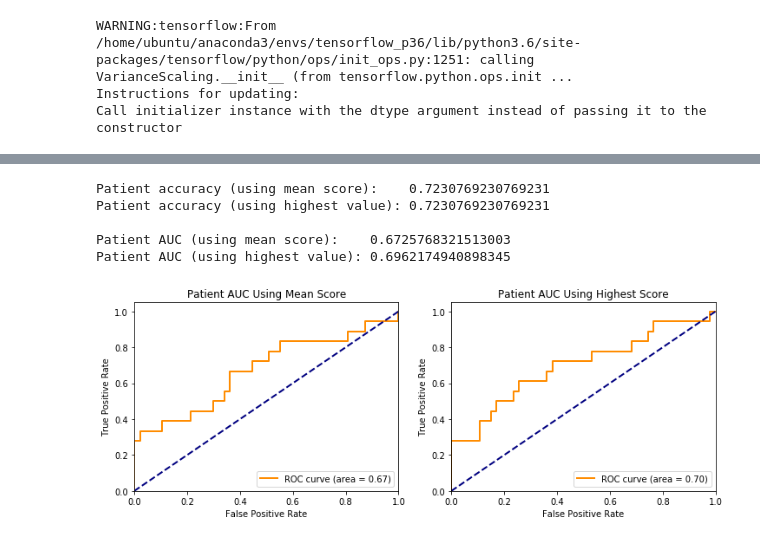
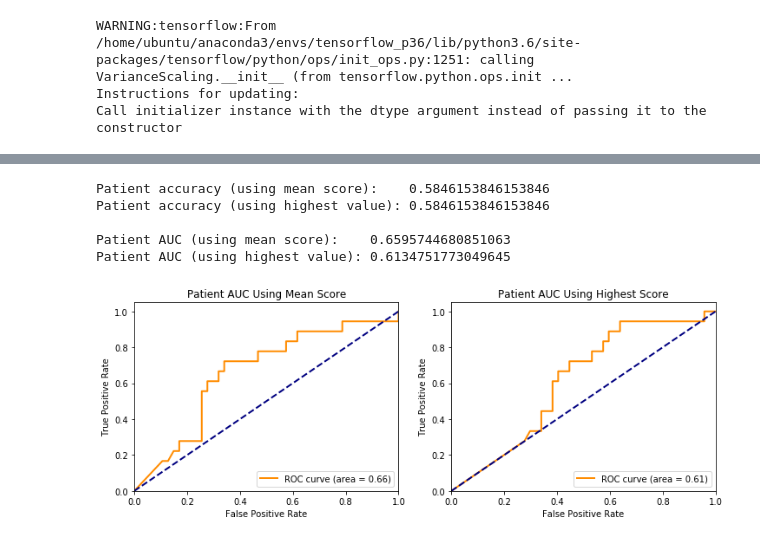
Before and after one commit to maggiebasta/lung-cancer-thesis, a Jupyter notebook: NLST/nlst_train.ipynb, the cells around one changed output, grey strips where cells are left out. Saved outputs shown, nothing was run; the diff lists cells and outputs as text; code cells hidden in the pictures.

Commit message:
new models for nlst

```diff
--- a/NLST/nlst_train.ipynb
+++ b/NLST/nlst_train.ipynb
@@ -118,15 +105,9 @@ Epoch 11/11
 # %%
 model.save('nlst_cnn.hdf5')
 # %%
-# model.load_weights('nlst_cnn_curbest.hdf5')
-model.load_weights('nlst_cnn.hdf5')
+model.load_weights('nlst_cnn_curbest.hdf5')
+# model.load_weights('nlst_cnn.hdf5')
 # %%
-with open('data/nlst_test/image_roi_3d/patient_lookup.pkl', 'rb') as input_file:
-    PatientLookup = pkl.load(input_file)
-
-Patient_Xs = {}
-Patient_Ys = {}
-
 Xs = []
 Ys = []
 for im in os.listdir('data/nlst_test/image_roi_3d/pkls/'):
@@ -137,12 +118,6 @@ for im in os.listdir('data/nlst_test/image_roi_3d/pkls/'):
     if cube.shape[0] < 50 or cube.shape[1] < 50 or cube.shape[2] < 50:
         pass
     else:
-        pid = PatientLookup[int(im[:-4])]
-        if Patient_Xs.get(pid):
-            Patient_Xs[pid].append(np.array(cube/255).reshape(50, 50, 50, 1))
-        else:
-            Patient_Xs[pid] = [np.array(cube/255).reshape(50, 50, 50, 1)]
-        Patient_Ys[pid] = label
         Xs.append(np.array(cube/255).reshape(50, 50, 50, 1))
         Ys.append(label)
 # %%
@@ -160,0 +138,3 @@ plot_auc(Ys, preds, ax)
+# %%
+df = pd.read_csv('data/nlst_patient_table.csv')
+df.head()
@@ -161,31 +185,25 @@ plot_auc(Ys, preds, ax)
 # %%
-patient_preds_mean = []
-patient_preds_greatest = []
+print("Patient accuracy (using mean score):    " + str(accuracy_score(df_test.recurrence, np.round(df_test.mean_pred))))
+print("Patient accuracy (using highest value): " + str(accuracy_score(df_test.recurrence, np.round(df_test.highest_pred))))
 
-for pid, Xs in Patient_Xs.items():
-    preds = model.predict(np.array(Xs))
-    patient_preds_mean.append(preds.mean())
-    preds = sorted(preds, key=lambda x: abs(x-.5), reverse=True)
-    patient_preds_greatest.append(np.array(preds[:1]).mean())
-
-print("Patient accuracy (using mean score):    " + str(accuracy_score(list(Patient_Ys.values()), np.round(patient_preds_mean))))
-print("Patient accuracy (using highest value): " + str(accuracy_score(list(Patient_Ys.values()), np.round(patient_preds_greatest))))
-
-print("\nPatient AUC (using mean score):    " + str(roc_auc_score(list(Patient_Ys.values()), patient_preds_mean)))
-print("Patient AUC (using highest value): " + str(roc_auc_score(list(Patient_Ys.values()), patient_preds_greatest)))
+print("\nPatient AUC (using mean score):    " + str(roc_auc_score(df_test.recurrence, list(df_test.mean_pred))))
+print("Patient AUC (using highest value): " + str(roc_auc_score(df_test.recurrence, list(df_test.highest_pred))))
 
 fig, axs = plt.subplots(1, 2, figsize=(12, 4))
-plot_auc(list(Patient_Ys.values()), patient_preds_mean, axs[0])
-plot_auc(list(Patient_Ys.values()), patient_preds_greatest, axs[1])
+plot_auc(df_test.recurrence, df_test.mean_pred, axs[0])
+plot_auc(df_test.recurrence, df_test.highest_pred, axs[1])
 
 axs[0].set_title("Patient AUC Using Mean Score")
 axs[1].set_title("Patient AUC Using Highest Score")
 
+# print(recall_score(list(Patient_Ys.values()), np.round(list(patient_preds_mean.values()))))
+# print(precision_score(list(Patient_Ys.values()), np.round(list(patient_preds_greatest.values()))))
+
 plt.show()
 # %% [output]
-Patient accuracy (using mean score):    0.7230769230769231
-Patient accuracy (using highest value): 0.7230769230769231
+Patient accuracy (using mean score):    0.5846153846153846
+Patient accuracy (using highest value): 0.5846153846153846
 
-Patient AUC (using mean score):    0.6725768321513003
-Patient AUC (using highest value): 0.6962174940898345
+Patient AUC (using mean score):    0.6595744680851063
+Patient AUC (using highest value): 0.6134751773049645
-[figure, old version]
+[figure, new version]
```
Also changed, not shown: parts of 14 cells of this notebook, 5 other files.
